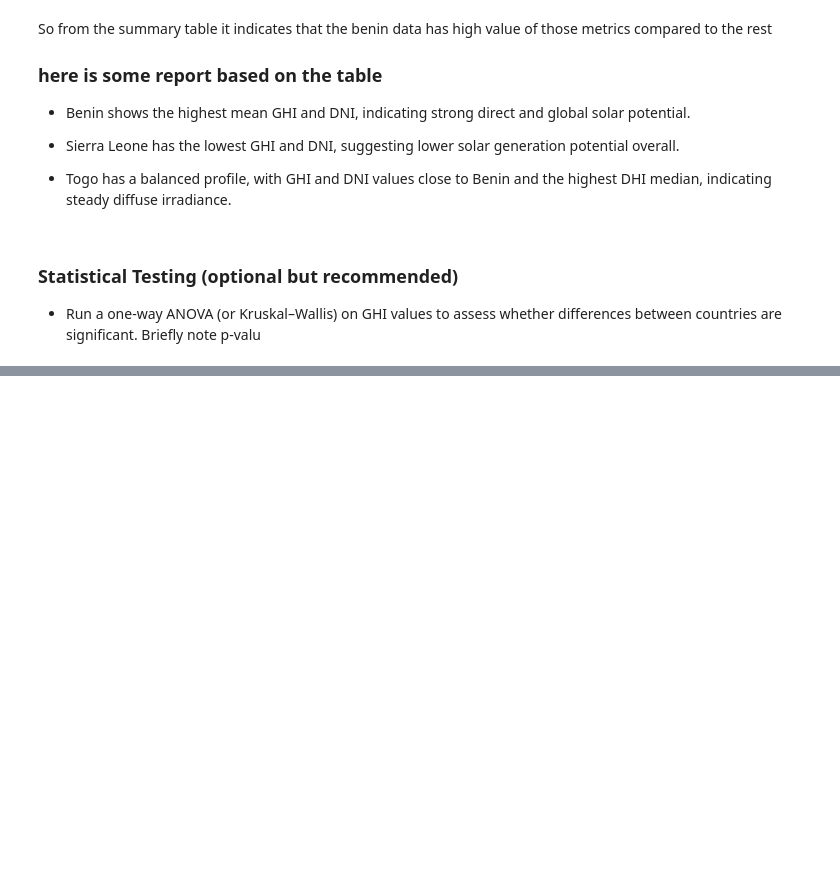
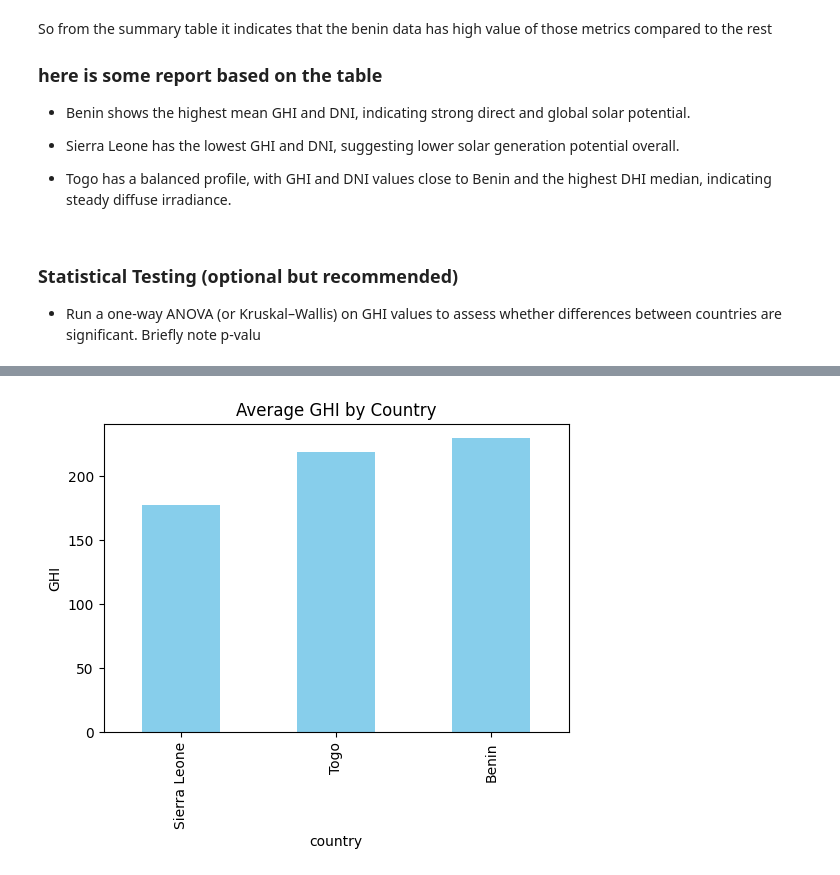
Before and after one commit to Alki45/solar-data-discovery-Week0, a Jupyter notebook: notebooks/compare_countries.ipynb, the cells around one changed output, grey strips where cells are left out. Saved outputs shown, nothing was run; the diff lists cells and outputs as text; code cells hidden in the pictures; blank space fills up the shorter version.

```diff
--- a/notebooks/compare_countries.ipynb
+++ b/notebooks/compare_countries.ipynb
@@ -110,0 +137,7 @@ Briefly note p-valu
+# %%
+avg_ghi = merged_data.groupby('country')['GHI'].mean().sort_values()
+avg_ghi.plot(kind='bar', color='skyblue', figsize=(6, 4), title='Average GHI by Country')
+plt.ylabel('GHI')
+plt.show()
+# %% [output]
+[figure, added]
```
Also changed, not shown: parts of 3 cells of this notebook.
